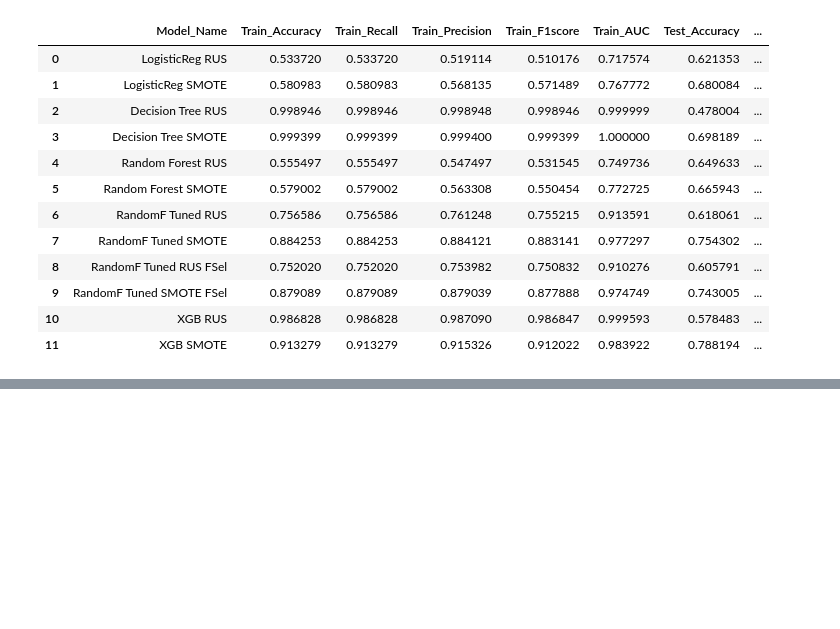
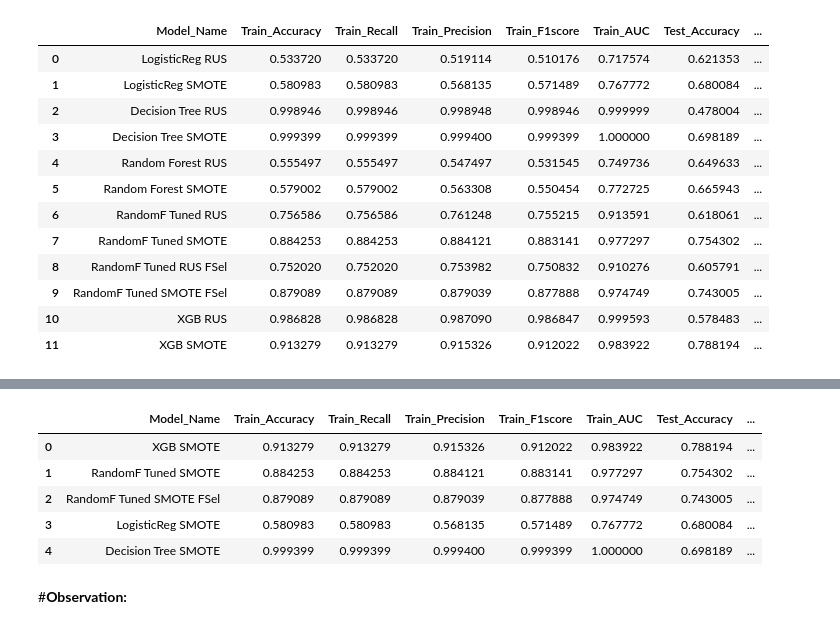
Before and after one commit to vak1997/Email_Campaign_Effectiveness, a Jupyter notebook: Email_Campaign_Effectiveness_Capstone_Project3.ipynb, the cells around one changed output, grey strips where cells are left out. Drawn from its saved outputs; the diff is of its cells as text; code cells hidden in the pictures; blank space fills up the shorter version.

```diff
--- a/Email_Campaign_Effectiveness_Capstone_Project3.ipynb
+++ b/Email_Campaign_Effectiveness_Capstone_Project3.ipynb
@@ -1483,0 +1518,13 @@ comparison_df
+# %%
+#sorting values
+comparison_df.sort_values(by=["Test_F1score",'Test_AUC'], ascending=(False,False), inplace = True, ignore_index = True)
+comparison_df.head(5)
+# %% [output]
+|  | Model_Name | Train_Accuracy | Train_Recall | Train_Precision | Train_F1score | Train_AUC | Test_Accuracy | ... |
+| 0 | XGB SMOTE | 0.913279 | 0.913279 | 0.915326 | 0.912022 | 0.983922 | 0.788194 | ... |
+| 1 | RandomF Tuned SMOTE | 0.884253 | 0.884253 | 0.884121 | 0.883141 | 0.977297 | 0.754302 | ... |
+| 2 | RandomF Tuned SMOTE FSel | 0.879089 | 0.879089 | 0.879039 | 0.877888 | 0.974749 | 0.743005 | ... |
+| 3 | LogisticReg SMOTE | 0.580983 | 0.580983 | 0.568135 | 0.571489 | 0.767772 | 0.680084 | ... |
+| 4 | Decision Tree SMOTE | 0.999399 | 0.999399 | 0.999400 | 0.999399 | 1.000000 | 0.698189 | ... |
+# %% [markdown]
+#**Observation:**
```
Also changed, not shown: parts of 8 cells of this notebook.
